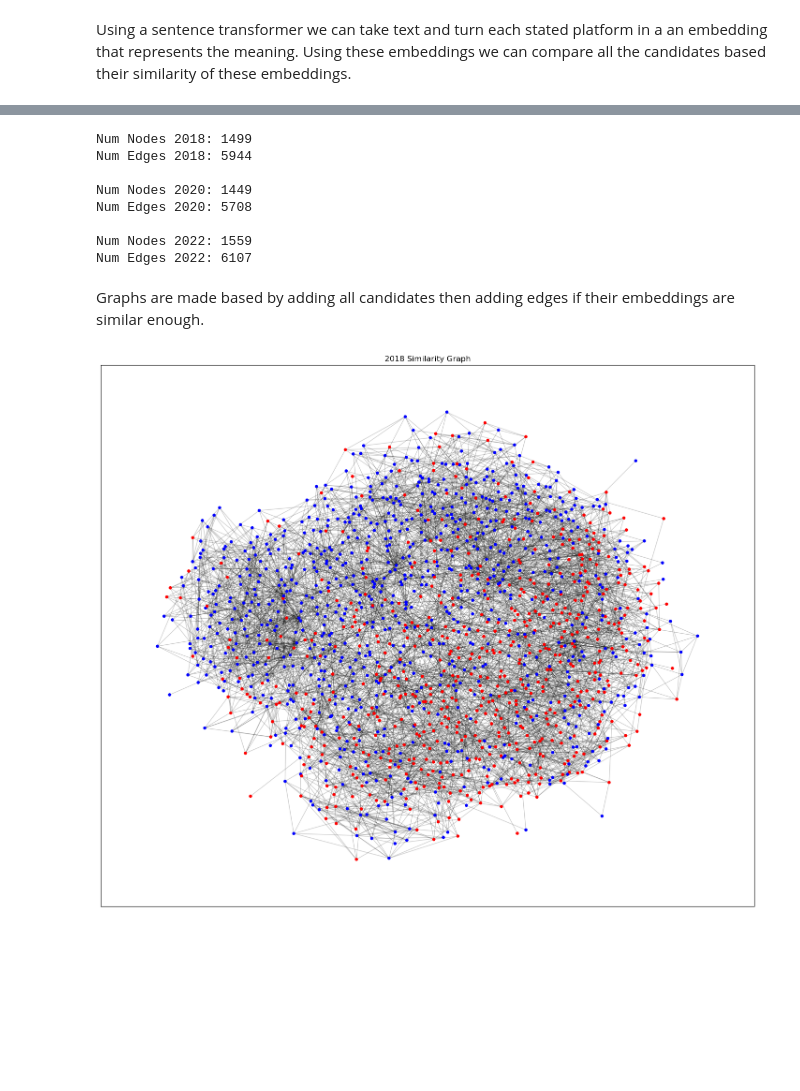
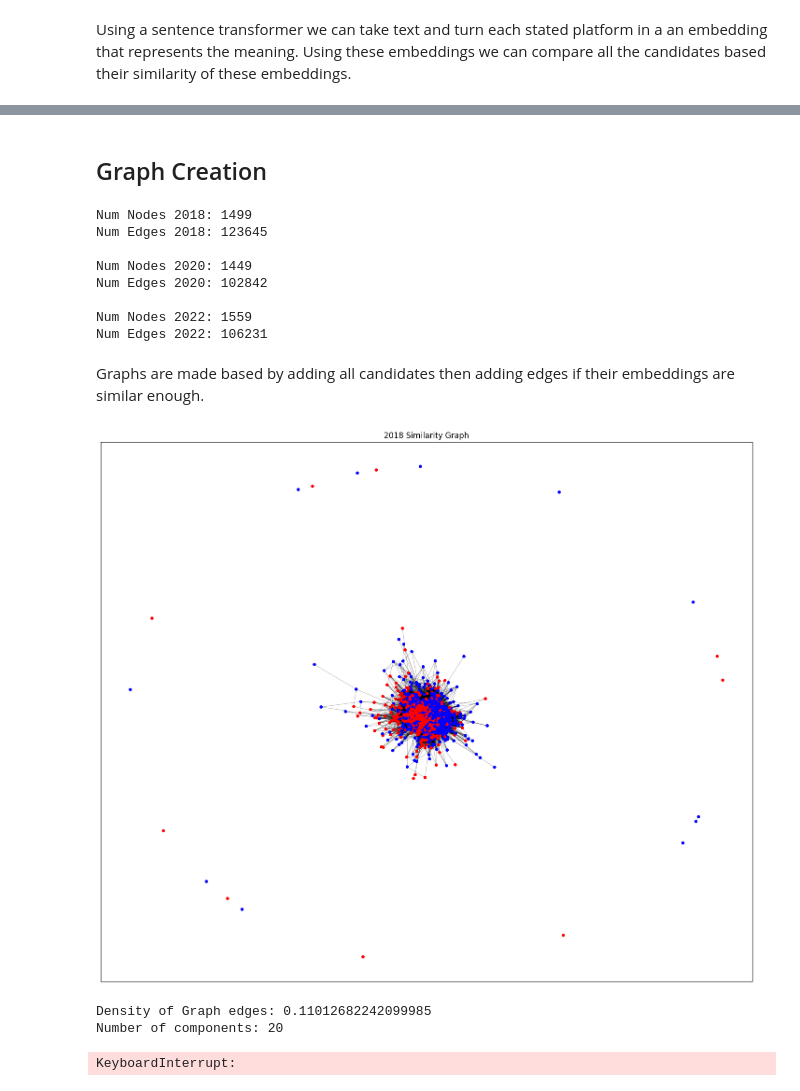
Before and after one commit to DylanMCullifer/NetworkScienceProject, a Jupyter notebook: Final_Project_NS.ipynb, the cells around one changed output, grey strips where cells are left out. Drawn from its saved outputs; the diff is of its cells as text; code cells hidden in the pictures; blank space fills up the shorter version.

```diff
--- a/Final_Project_NS.ipynb
+++ b/Final_Project_NS.ipynb
@@ -16,9 +16,9 @@ import pandas as pd
 from sentence_transformers import SentenceTransformer
 
 # Read in all the data for the candidates
-biographical_narratives = pd.read_csv("https://raw.githubusercontent.com/nurfnick/NetworkScienceProject/refs/heads/main/biographical_narratives.csv")
-policy_platforms = pd.read_csv("https://raw.githubusercontent.com/nurfnick/NetworkScienceProject/refs/heads/main/policy_platforms.csv")
-policy_platforms_aggregated = pd.read_csv("policy_platforms_aggregated.csv")
+biographical_narratives = pd.read_csv("https://raw.githubusercontent.com/nurfnick/NetworkScience/refs/heads/main/Project/biographical_narratives.csv")
+policy_platforms = pd.read_csv("https://raw.githubusercontent.com/nurfnick/NetworkScience/refs/heads/main/Project/policy_platforms.csv")
+policy_platforms_aggregated = pd.read_csv("https://raw.githubusercontent.com/nurfnick/NetworkScience/refs/heads/main/Project/policy_platforms_aggregated.csv")
 
 merge_cols = ["candidate_webname","state_postal","cd","year","cand_party"]
 
@@ -91,0 +108,29 @@ Using a sentence transformer we can take text and turn each stated platform in a
+# %%
+import requests
+import numpy as np
+import tempfile
+import networkx as nx
+import numpy as np
+import matplotlib.pyplot as plt
+import random, time
+import sklearn
+import scipy
+import pandas as pd
+
+l = ["embedding_file_2018.npy","embedding_file_2020.npy","embedding_file_2022.npy"]
+urlstub = "https://github.com/nurfnick/NetworkScience/raw/refs/heads/main/Project/"
+platform_text_embeddings = []
+
+for file in l:
+  url = urlstub + file
+  with tempfile.NamedTemporaryFile(delete=True) as temp_file:
+    response = requests.get(url, stream=True)
+    response.raise_for_status() # Raise an exception for bad status codes
+    for chunk in response.iter_content(chunk_size=8192):
+      temp_file.write(chunk)
+    temp_file.seek(0) # Rewind to the beginning of the file AFTER all chunks are written
+    platform_text_embeddings.append(np.load(temp_file)) # Load the array once the file is complete
+
+platform_text_embeddings_2018 = platform_text_embeddings[0]
+platform_text_embeddings_2020 = platform_text_embeddings[1]
+platform_text_embeddings_2022 = platform_text_embeddings[2]
@@ -92,3 +153,5 @@ Using a sentence transformer we can take text and turn each stated platform in a
+# %% [markdown]
+## Graph Creation
 # %%
 sim_scores_2018 = sklearn.metrics.pairwise.cosine_similarity(platform_text_embeddings_2018)
 sim_scores_2020 = sklearn.metrics.pairwise.cosine_similarity(platform_text_embeddings_2020)
@@ -109,7 +172,7 @@ def build_graph(sim, data, graph):
     for x in range(0, sim.shape[0]):
         sim_row = sim[x]
         sim_row[x] = 0
-        top10 = sim_row.argsort()[-5:]
+        top10 = sim_row.argsort()
         # for y in range(x + 1, sim.shape[0]):
         for y in top10:
             edge_weight = sim[x,y]
@@ -132,33 +195,54 @@ print("Num Nodes 2022:", len(G_2022.nodes))
 print("Num Edges 2022:", len(G_2022.edges))
 # %% [output]
 Num Nodes 2018: 1499
-Num Edges 2018: 5944
+Num Edges 2018: 123645
 
 Num Nodes 2020: 1449
-Num Edges 2020: 5708
+Num Edges 2020: 102842
 
 Num Nodes 2022: 1559
-Num Edges 2022: 6107
+Num Edges 2022: 106231
 # %% [markdown]
 Graphs are made based by adding all candidates then adding edges if their embeddings are similar enough.
 # %%
 colors = {"Republican": "red", "Democrat": "blue"}
 
 colors_2018 = []
 for entry in G_2018.nodes():
     cand_party = G_2018.nodes[entry].get("cand_party")
     if(cand_party != None):
         colors_2018.append(colors[cand_party])
     else:
         colors_2018.append("gray")
 
 plt.close("all")
 plt.figure(figsize=(18,15))
-# position = nx.spring_layout(G_2018, seed=1, k=2, iterations=100, scale=5, weight="sim")
-position = nx.kamada_kawai_layout(G_2018, weight="weight")
+position = nx.spring_layout(G_2018, seed=1, k=2, iterations=100, scale=5, weight="sim")
+#position = nx.kamada_kawai_layout(G_2018, weight="weight")
 nx.draw_networkx_nodes(G_2018, pos=position, node_color=colors_2018, node_size=15)
 nx.draw_networkx_edges(G_2018, pos=position, alpha=.2)
 plt.title("2018 Similarity Graph")
 plt.show()
 # %% [output]
-[figure, old version]
+[figure, new version]
+# %%
+print(f"Density of Graph edges: { nx.density(G_2018)}")
+print(f"Number of components: {nx.number_connected_components(G_2018)}")
+# %% [output]
+Density of Graph edges: 0.11012682242099985
+Number of components: 20
+# %%
+
+
+# Find the largest connected component
+largest_component = max(nx.connected_components(G_2018), key=len)
+
+# Create a subgraph of the largest connected component
+subgraph = G_2018.subgraph(largest_component)
+
+# Calculate the diameter of the subgraph
+diameter = nx.diameter(subgraph)
+
+print(f"Diameter of the largest connected component: {diameter}")
+# %% [output]
+KeyboardInterrupt:
```
Also changed, not shown: parts of 12 cells of this notebook.
